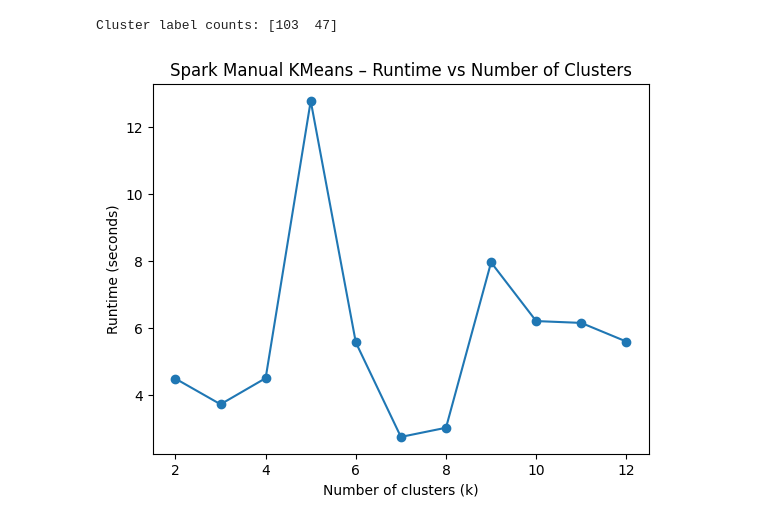
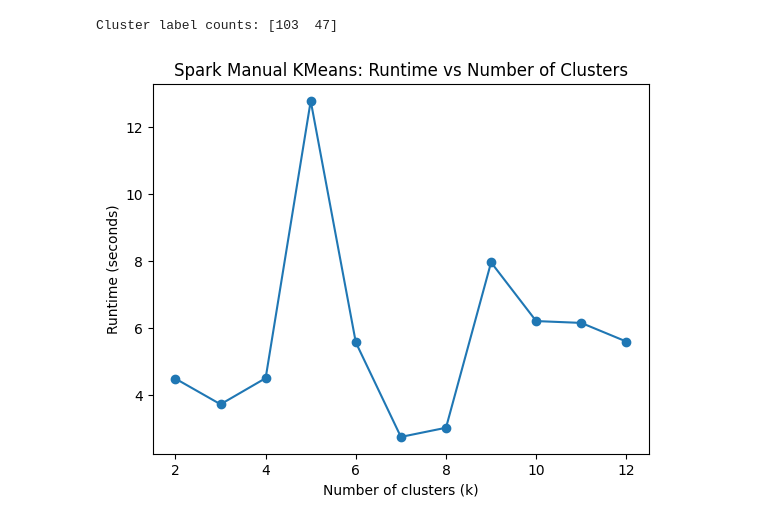
Before and after one commit to montassar03/AAML_Exercises, a Jupyter notebook: 06_KMeans/07_Kmeans.ipynb, the cells around one changed output. Cells and saved outputs as stored; diff of their text form; code cells hidden in the pictures.

```diff
--- a/06_KMeans/07_Kmeans.ipynb
+++ b/06_KMeans/07_Kmeans.ipynb
@@ -271,9 +271,9 @@ Cluster label counts: [103  47]
 # %%
 # runtime plot
 plt.plot(k_values, runtimes_spark, marker='o')
 plt.xlabel("Number of clusters (k)")
 plt.ylabel("Runtime (seconds)")
-plt.title("Spark Manual KMeans – Runtime vs Number of Clusters")
+plt.title("Spark Manual KMeans: Runtime vs Number of Clusters")
 plt.show()
 # %% [output]
-[figure, old version]
+[figure, new version]
```
